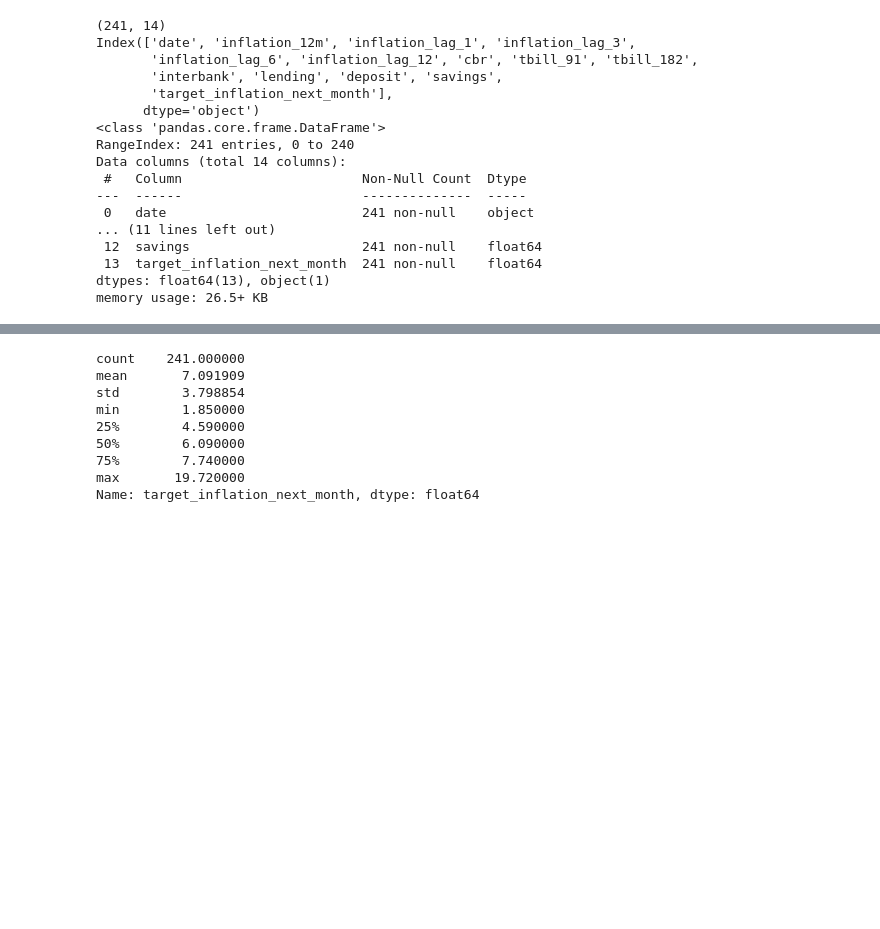
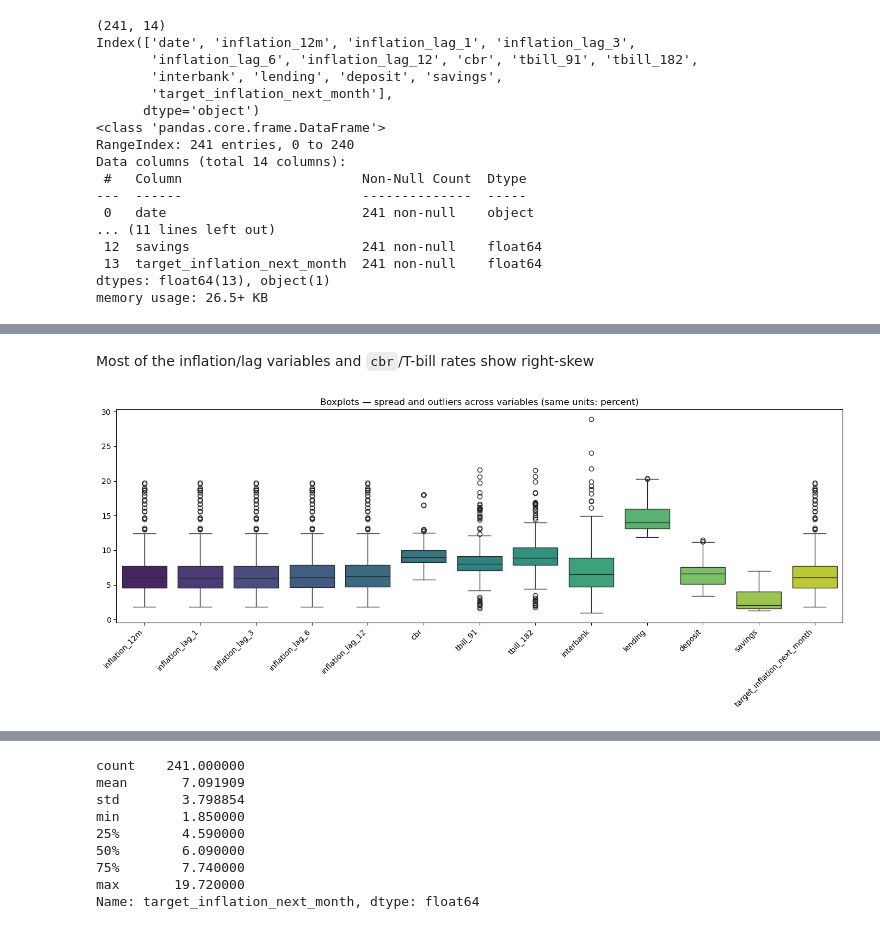
Before and after one commit to moringacapstone-g5/EconIQ, a Jupyter notebook: notebooks/food_price_forecasting.ipynb, the cells around one changed output, grey strips where cells are left out. Drawn from its saved outputs; the diff is of its cells as text; code cells hidden in the pictures; blank space fills up the shorter version.

```diff
--- a/notebooks/food_price_forecasting.ipynb
+++ b/notebooks/food_price_forecasting.ipynb
@@ -1753,0 +1835,13 @@ memory usage: 26.5+ KB
+# %% [markdown]
+
+Most of the inflation/lag variables and `cbr`/T-bill rates show right-skew
+# %%
+# OUTLIERS
+fig, ax = plt.subplots(figsize=(14, 6))
+sns.boxplot(data=df, ax=ax, palette='viridis')
+ax.set_xticklabels(ax.get_xticklabels(), rotation=45, ha='right')
+ax.set_title('Boxplots — spread and outliers across variables (same units: percent)')
+plt.tight_layout()
+plt.show()
+# %% [output]
+[figure, added]
```
Also changed, not shown: parts of 29 cells of this notebook, 3 other files.
